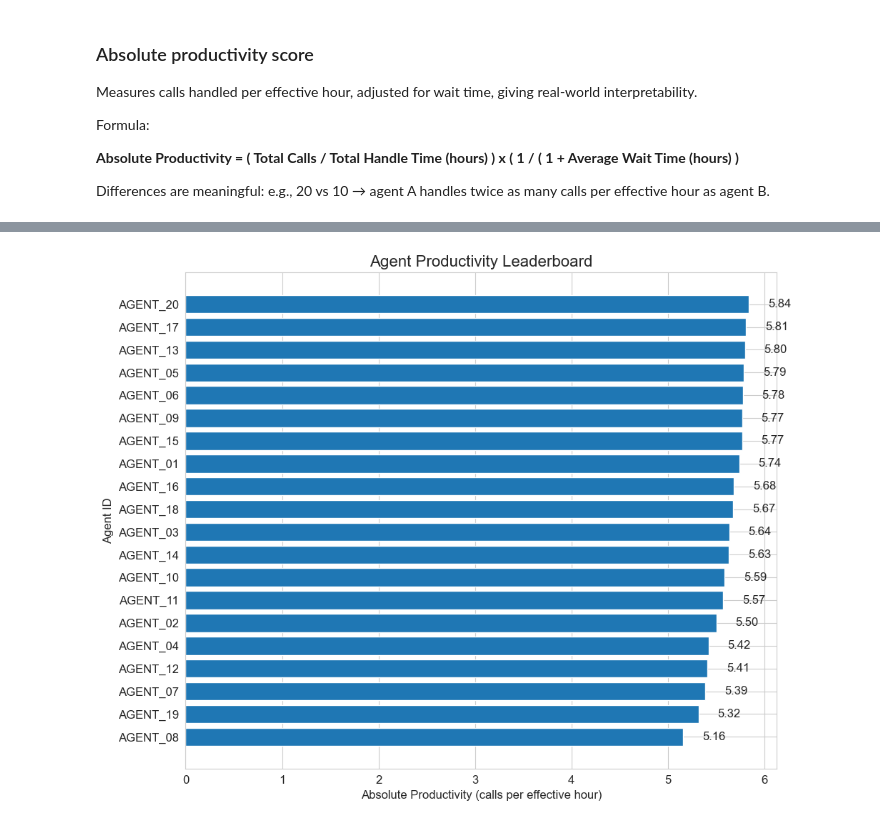
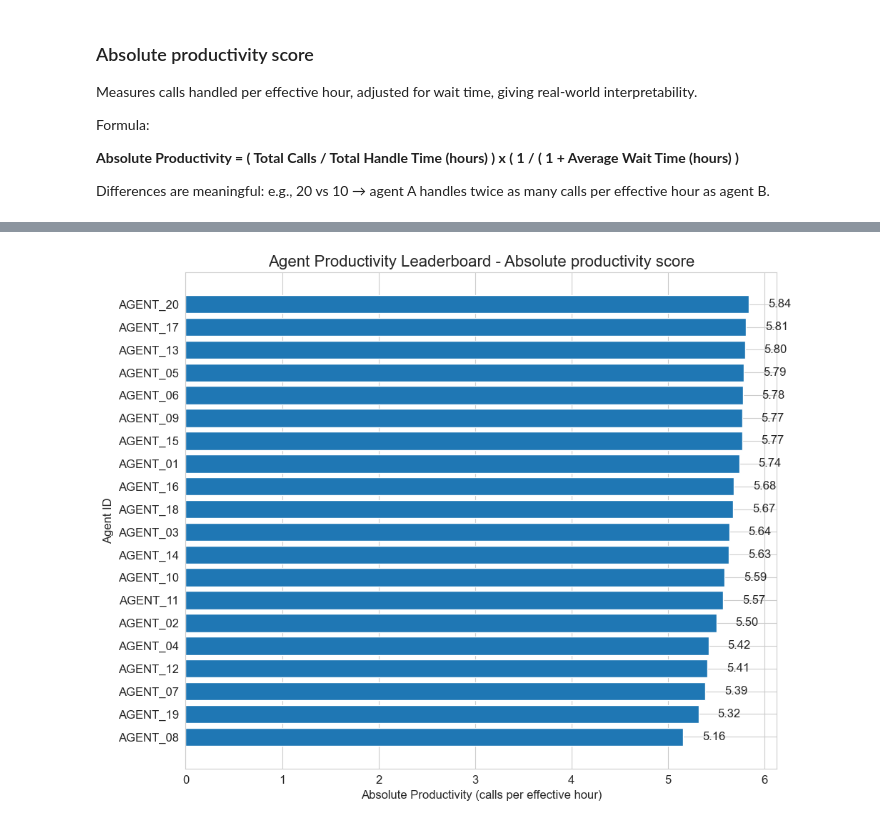
Before and after one commit to jbielik1/rapidsos-assignment, a Jupyter notebook: data_insights.ipynb, the cells around one changed output, grey strips where cells are left out. Cells and saved outputs as stored; diff of their text form; code cells hidden in the pictures.

```diff
--- a/data_insights.ipynb
+++ b/data_insights.ipynb
@@ -266,8 +246,8 @@ agent_stats.show()
 from pyspark.sql.window import Window
 
 window = Window.orderBy(F.desc("productivity_index_norm"))
-agent_stats = agent_stats.withColumn("rank", F.rank().over(window))
+agent_stats = agent_stats.withColumn("rank_nrpi", F.rank().over(window))
 
 agent_stats.select("agent_id", "total_calls", "avg_handle_time", "avg_wait_time",
-                   "productivity_index_norm", "rank").show(10, truncate=False)
+                   "productivity_index_norm", "rank_nrpi").show(50, truncate=False)
 # %% [output]
@@ -310,10 +292,10 @@ agent_stats = agent_stats.withColumn(
 )
 # %%
 window = Window.orderBy(F.desc("absolute_productivity"))
-agent_stats = agent_stats.withColumn("rank", F.rank().over(window))
+agent_stats = agent_stats.withColumn("rank_aps", F.rank().over(window))
 
 agent_stats.select(
     "agent_id", "total_calls", "total_handle_time_hr", "avg_wait_time_hr",
-    "absolute_productivity", "rank"
+    "absolute_productivity", "rank_aps"
 ).show(50, truncate=False)
 # %% [output]
@@ -344,23 +326,23 @@ pdf_agents = pdf_agents.sort_values(by="absolute_productivity", ascending=True)
 # %%
 plt.figure(figsize=(10, 8))
 
 # Horizontal bar plot
 plt.barh(
     pdf_agents["agent_id"],
     pdf_agents["absolute_productivity"],
     color="#1f77b4"
 )
 
 # Add labels and title
 plt.xlabel("Absolute Productivity (calls per effective hour)")
 plt.ylabel("Agent ID")
-plt.title("Agent Productivity Leaderboard", fontsize=16)
+plt.title("Agent Productivity Leaderboard - Absolute productivity score", fontsize=16)
 
-# Optional: annotate bars with actual values
+# Annotate bars with actual values
 for index, value in enumerate(pdf_agents["absolute_productivity"]):
     plt.text(value + 0.2, index, f"{value:.2f}", va='center')
 
 plt.tight_layout()
 plt.show()
 # %% [output]
-[figure, old version]
+[figure, new version]
```
Also changed, not shown: parts of 8 cells of this notebook, 2 other files.
